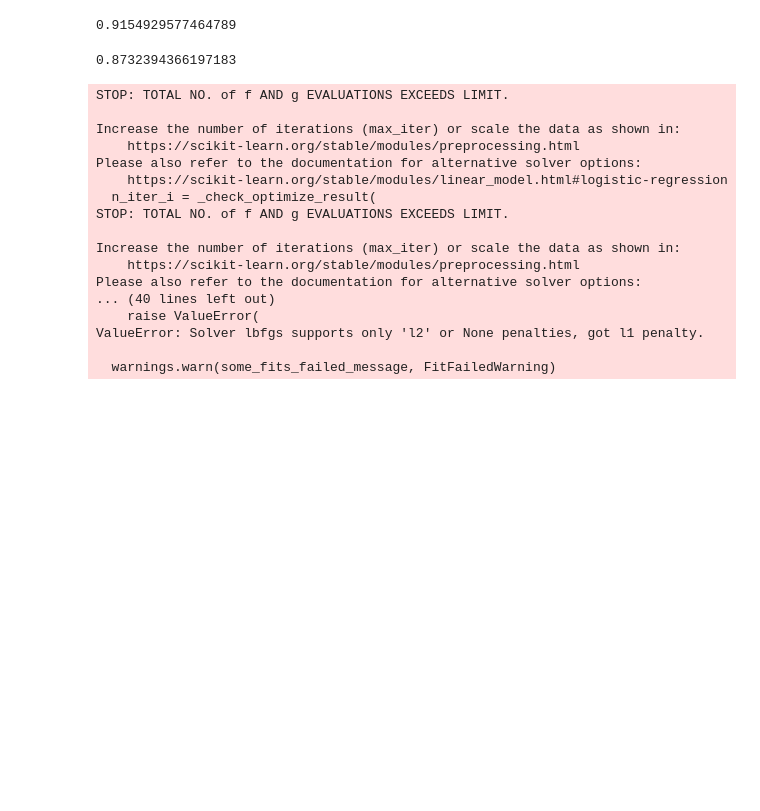
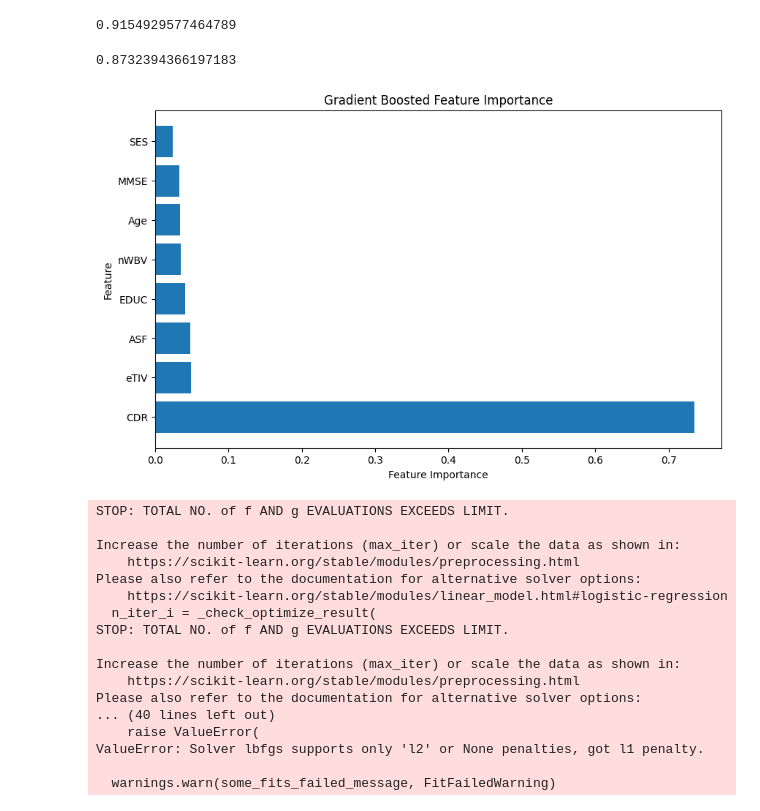
Before and after one commit to andrewresnick1/Alzheimers-STAT4188Project, a Jupyter notebook: finalproj.ipynb, the cells around one changed output. Drawn from its saved outputs; the diff is of its cells as text; code cells hidden in the pictures; blank space fills up the shorter version.

```diff
--- a/finalproj.ipynb
+++ b/finalproj.ipynb
@@ -413,24 +473,39 @@ print(accuracy2)
 # %%
 # Classification: Gradient Boosted
 
 from sklearn.ensemble import GradientBoostingClassifier
 
 dfClassifiers3 = dfClassifiers.copy()
 dfClassifiers3.dropna(inplace=True)
 dfClassifiers3['Group'] = dfClassifiers3['Group'].map({'Converted': 0, 'Demented': 1, 'Nondemented': 2})
 
 yC3 = dfClassifiers3['Group']
 xC3 = dfClassifiers3.drop(['Group', 'M/F'], axis=1)
 
 X_trainC3, X_testC3, y_trainC3, y_testC3 = train_test_split(xC3, yC3, test_size=0.2, random_state=0)
 
 gbC = GradientBoostingClassifier(n_estimators=100, random_state=0)
 gbC = gbC.fit(X_trainC3, y_trainC3)
 y_predC3 = gbC.predict(X_testC3)
 accuracy3 = accuracy_score(y_testC3, y_predC3)
 print(accuracy3)
+
+feauture_importance = gbC.feature_importances_
+feature_names = xC3.columns
+fiDF5 = pd.DataFrame({'Feature': feature_names, 'Importance': feauture_importance})
+fiDF5 = fiDF5.sort_values(by='Importance', ascending=False)
+
+
+
+plt.figure(figsize=(10, 6))
+plt.barh(fiDF5['Feature'], fiDF5['Importance'])
+plt.xlabel('Feature Importance')
+plt.ylabel('Feature')
+plt.title('Gradient Boosted Feature Importance')
+plt.show()
 # %% [output]
 0.8732394366197183
+[figure, added]
 # %%
 # Hyperparameter Tuning: Logistic Regression, RF, GB
 # GB
```
Also changed, not shown: parts of 5 cells of this notebook.
